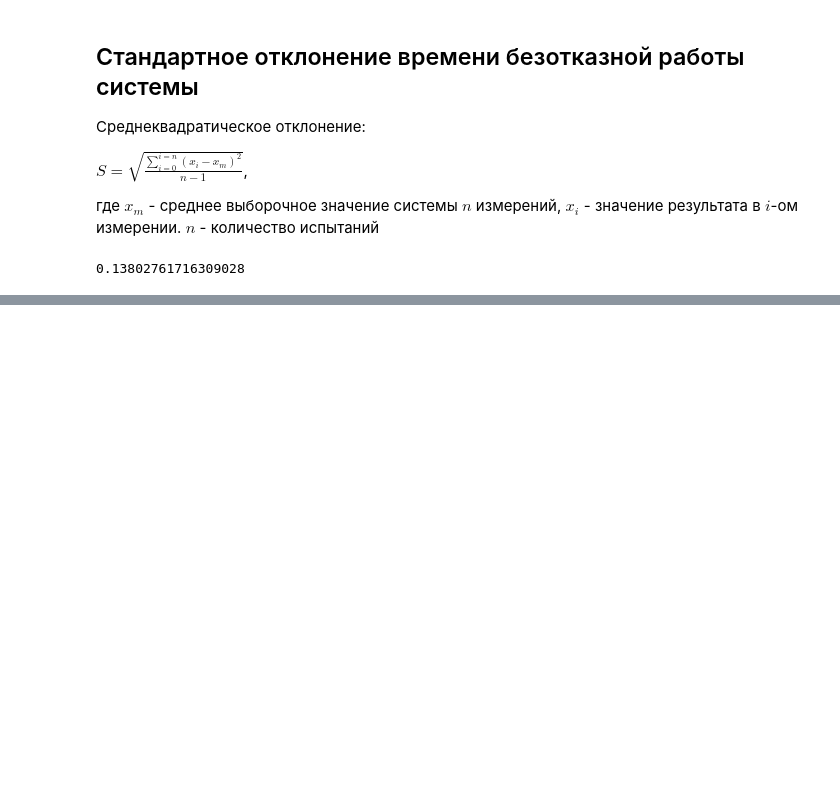
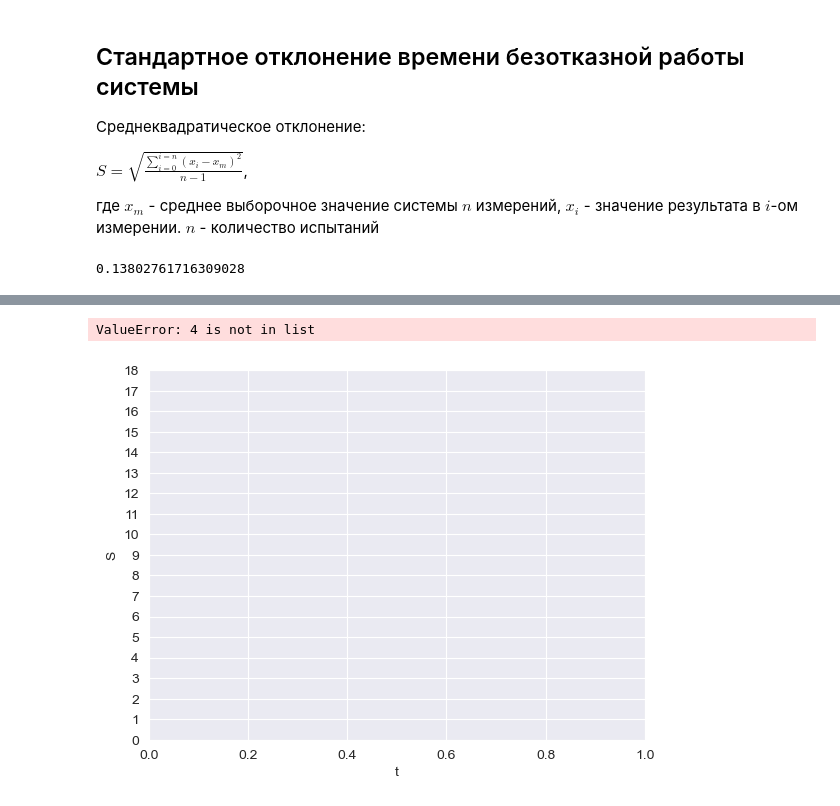
Before and after one commit to DariaMinina/test_work_task_graph_db, a Jupyter notebook: markov_chain/theory_nadej_task1.ipynb, the cells around one changed output, grey strips where cells are left out. Cells and saved outputs as stored; diff of their text form; code cells hidden in the pictures; blank space fills up the shorter version.

```diff
--- a/markov_chain/theory_nadej_task1.ipynb
+++ b/markov_chain/theory_nadej_task1.ipynb
@@ -314,0 +353,41 @@ std_dev
+# %%
+# моделирование одного эпизода с непрерывным временем
+def MD(m):
+    current_s = 0
+    current_t = 0
+    states_tr = [current_s]
+    t_tr = [0]
+    while np.max(m[current_s]) != 0:  # пока не упали в терминальное
+        lb, la = find_lambda(m[current_s])
+        t_cur_s=F_t(la+lb, np.random.uniform(low=0.0, high=1.0, size=None))  # -log(1-y)/(lambda_a+lambda_b)
+        current_t += t_cur_s
+        idx_b=m[current_s].index(lb)
+        idx_a=list(m[current_s])[idx_b+1::].index(la) + idx_b + 1
+        current_s = np.random.choice([idx_a, idx_b], p=[la/(la+lb), lb/(la+lb)])
+
+        # для дальнейшей отрисовки
+        states_tr.append(current_s)
+        t_tr.append(current_t)
+
+    return current_t, states_tr, t_tr
+
+
+def imitational_modeling(m, N):
+    plt.ylabel('S')
+    plt.xlabel('t')
+    plt.yticks(np.arange(0, 19, step=1))
+    t_term = []
+    for i in range(N):
+        term, s_tr, t_tr = MD(m)
+        t_term.append(term)
+
+        # расширяем списки для красивой отрисовки
+        #plt.plot(t_tr + [term + (dt * i) for i in range(int((T - term) / dt))], s_tr + [s_tr[-1] for _ in range(int((T - term) / dt))],'o--')
+
+    print(np.mean(t_term))
+    print('%.3f' % np.sqrt(N * np.var(t_term) / (N - 1)))
+
+imitational_modeling(Q.tolist(),15)
+# %% [output]
+ValueError: 4 is not in list
+[figure, added]
```
Also changed, not shown: parts of 4 cells of this notebook, 7 other files.
